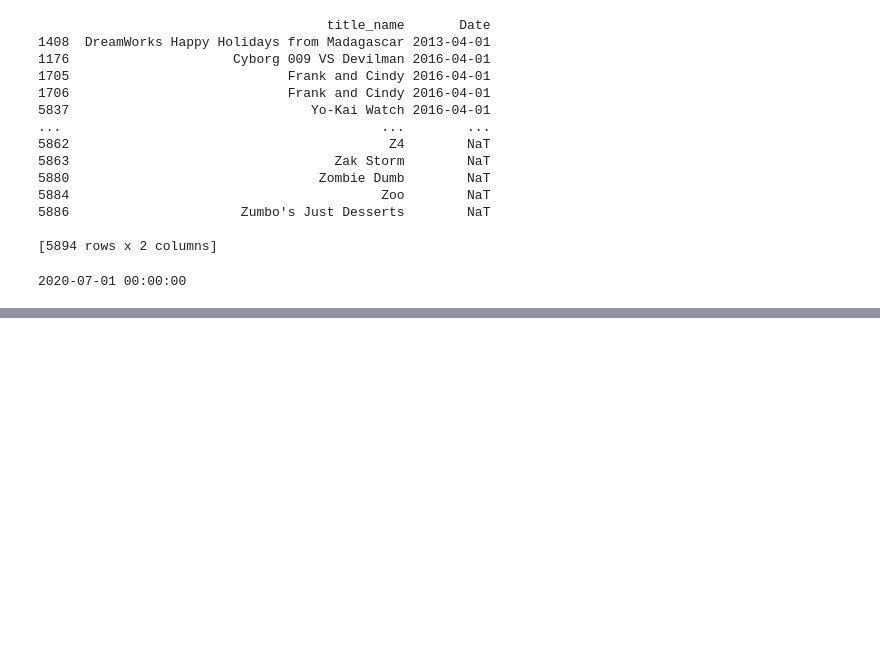
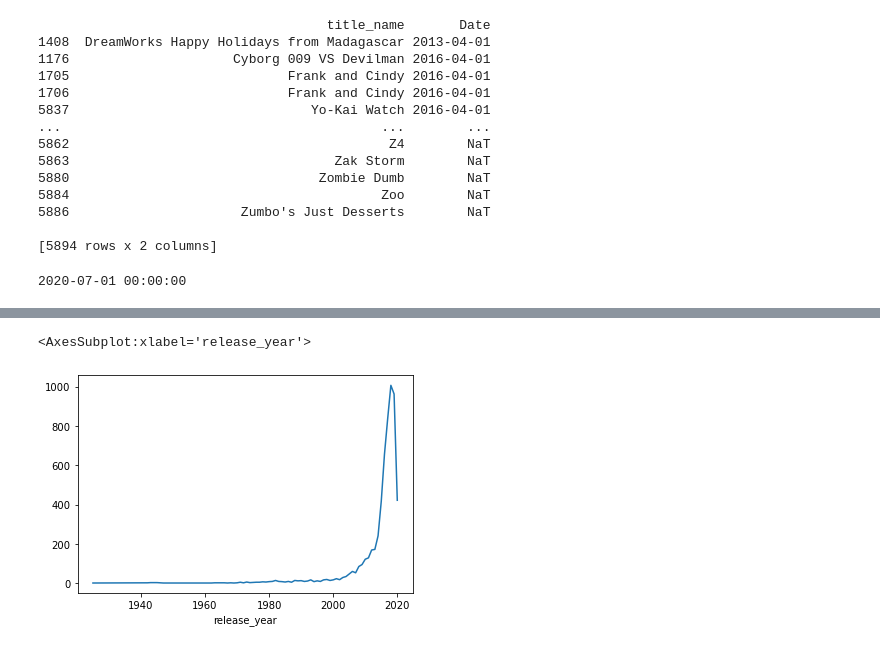
Before and after one commit to p33ves/learning-datascience, a Jupyter notebook: netflix/notebooks/Exploring pandas.ipynb, the cells around one changed output, grey strips where cells are left out. Saved outputs shown, nothing was run; the diff lists cells and outputs as text; code cells hidden in the pictures; blank space fills up the shorter version.

```diff
--- a/netflix/notebooks/Exploring pandas.ipynb
+++ b/netflix/notebooks/Exploring pandas.ipynb
@@ -116,0 +133,6 @@ TypeError: 'function' object is not iterable
+# %%
+content_by_year = df.groupby("release_year").size()
+content_by_year.plot()
+# %% [output]
+<AxesSubplot:xlabel='release_year'>
+[figure, added]
```
Also changed, not shown: parts of 3 cells of this notebook, 1 other file.
